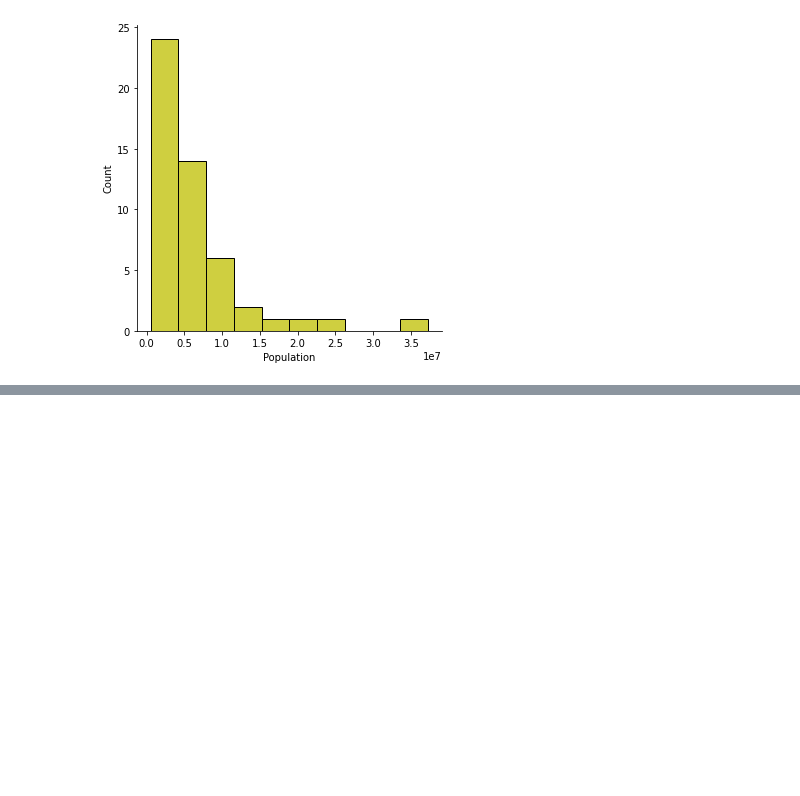
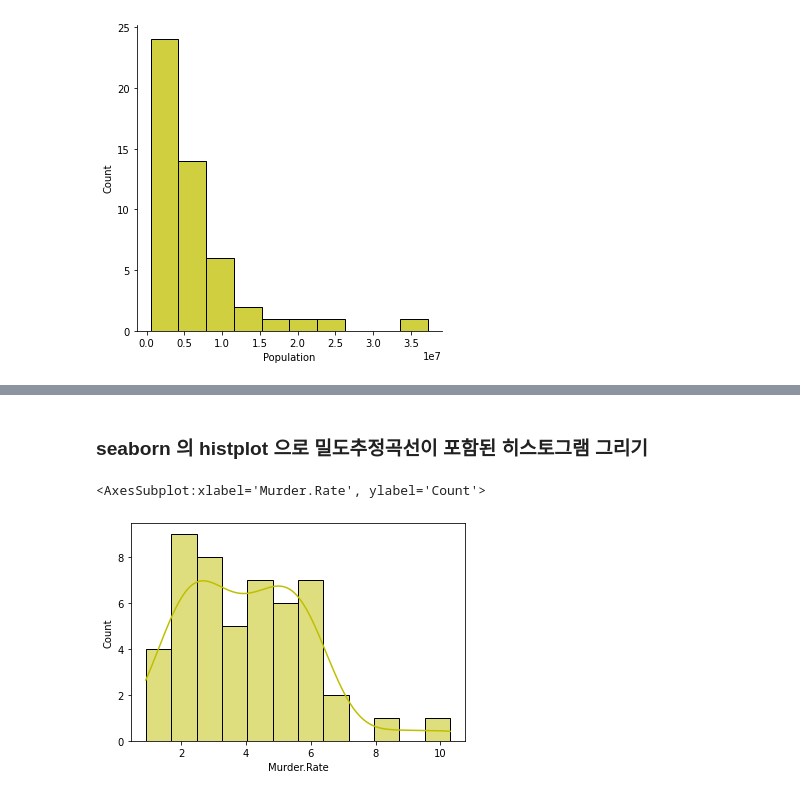
Before and after one commit to Angela-Park-JE/Practical_Statistics, a Jupyter notebook: Ch01_EDA/Ch1_EDA_분포탐색1.ipynb, the cells around one changed output, grey strips where cells are left out. Cells and saved outputs as stored; diff of their text form; code cells hidden in the pictures; blank space fills up the shorter version.

```diff
--- a/Ch01_EDA/Ch1_EDA_분포탐색1.ipynb
+++ b/Ch01_EDA/Ch1_EDA_분포탐색1.ipynb
@@ -399,0 +424,9 @@ sns.displot(df['Population'], bins = 10, color = 'y')
+# %% [markdown]
+### seaborn 의 histplot 으로 밀도추정곡선이 포함된 히스토그램 그리기
+# %%
+import seaborn as sns
+
+sns.histplot(state['Murder.Rate'], bins = 12, color = 'y', kde = True)
+# %% [output]
+<AxesSubplot:xlabel='Murder.Rate', ylabel='Count'>
+[figure, added]
```
Also changed, not shown: parts of 3 cells of this notebook.
